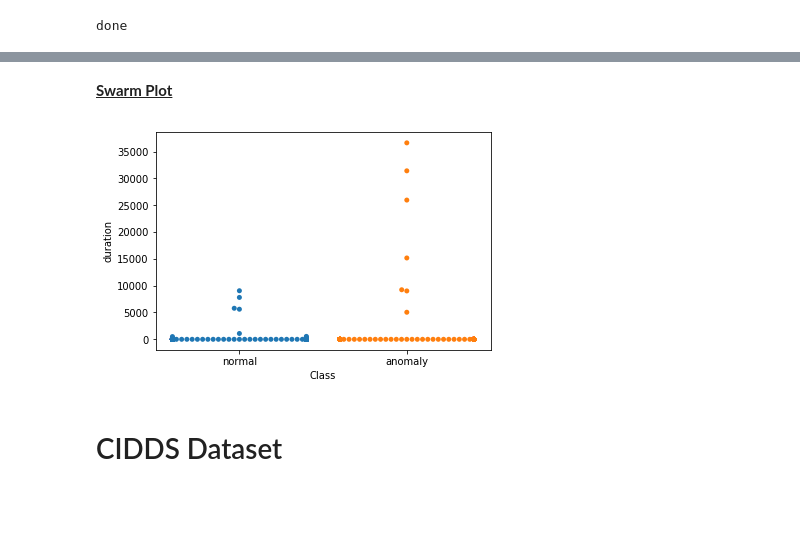
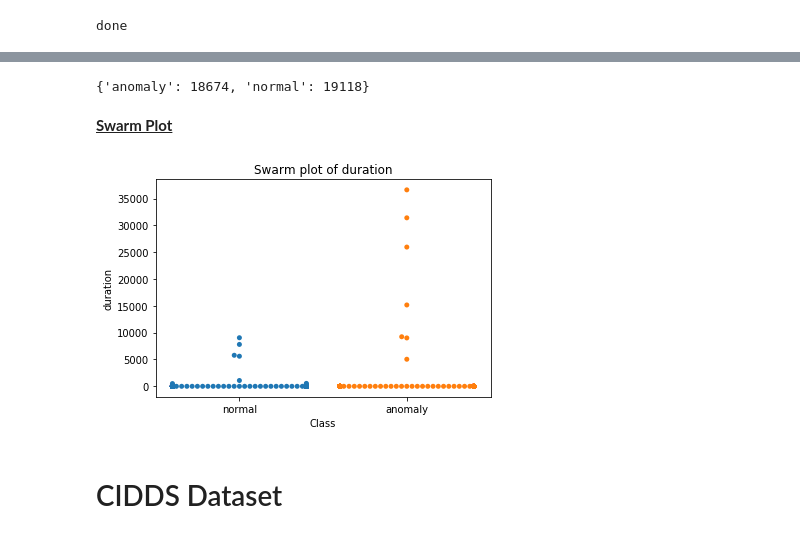
Before and after one commit to BaiKongQue/CSCI-191T_Security_Group, a Jupyter notebook: Security Group Project.ipynb, the cells around one changed output, grey strips where cells are left out. Drawn from its saved outputs; the diff is of its cells as text; code cells hidden in the pictures; blank space fills up the shorter version.

Commit message:
added title to swarmplot

```diff
--- a/Security Group Project.ipynb
+++ b/Security Group Project.ipynb
@@ -60,10 +60,11 @@ def k_nn(dataset, target, label, title="K-Near Neighbor"):
     yPred = knn.predict(xTest)
     return yPred
 # %%
-def swarm_all(dataset, X):
+def swarm_all(dataset, X, title = "Swarm Plot"):
     df = dataset.drop([X], axis=1)
     for i in df.columns:
         sns.swarmplot(x=X, y=i, data=dataset)
+        plt.title(title)
         plt.show()
 # %%
 def find_k_graph(kTests, data, title="Selecting K with the Elbow Method"):
@@ -160,9 +162,13 @@ array(['normal', 'anomaly', 'anomaly', ..., 'normal', 'normal', 'normal'],
+# %%
+dict(zip(label,count))
+# %% [output]
+{'anomaly': 18674, 'normal': 19118}
 # %% [markdown]
 <u><strong>Swarm Plot</strong></u>
 # %%
-swarm_all(kddDF[['duration','Class']][:500], "Class")
+swarm_all(kddDF[['duration','Class']][:500], "Class", "Swarm plot of duration")
 # %% [output]
-[figure, old version]
+[figure, new version]
 # %% [markdown]
 # CIDDS Dataset
 # %% [markdown]
```
Also changed, not shown: parts of 3 cells of this notebook.
